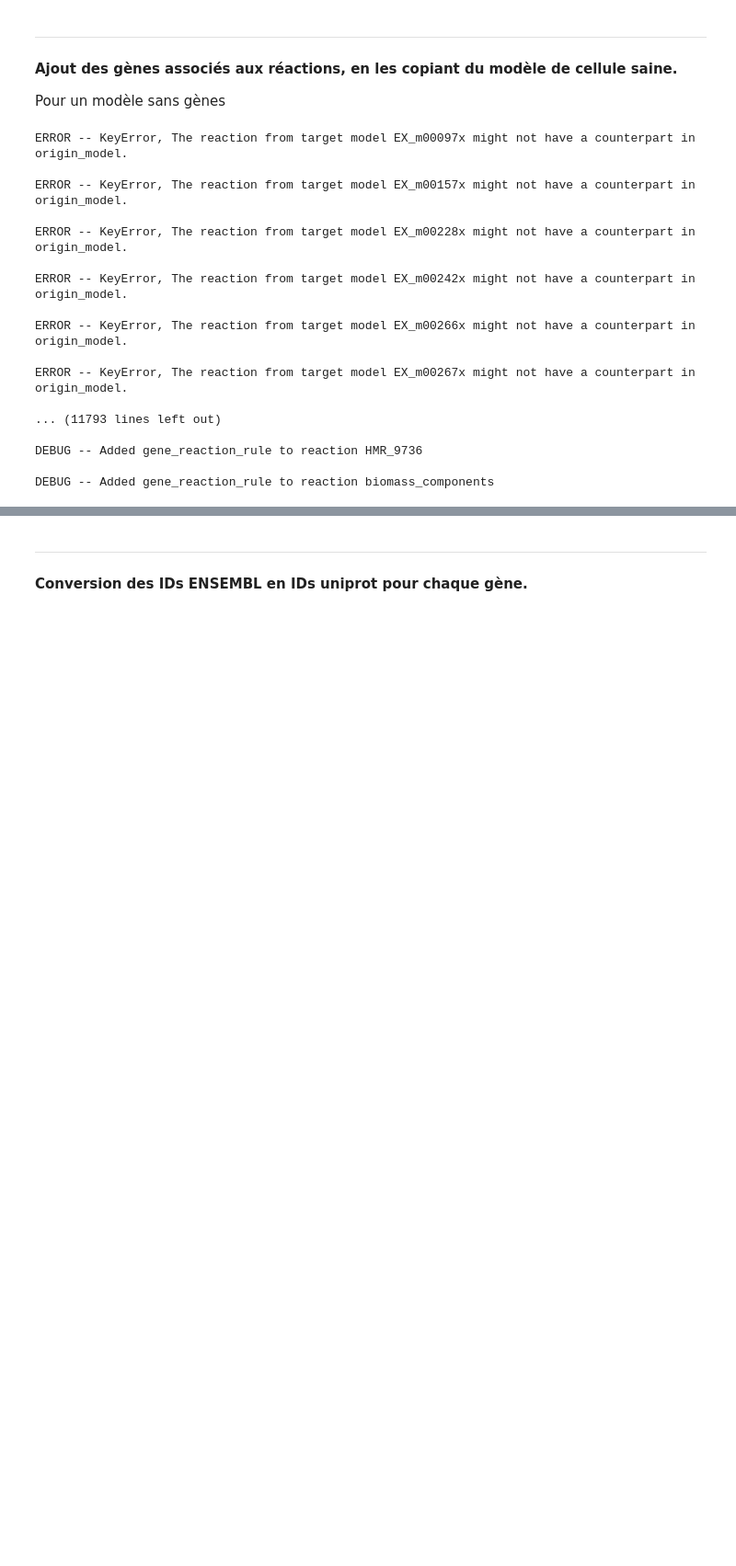
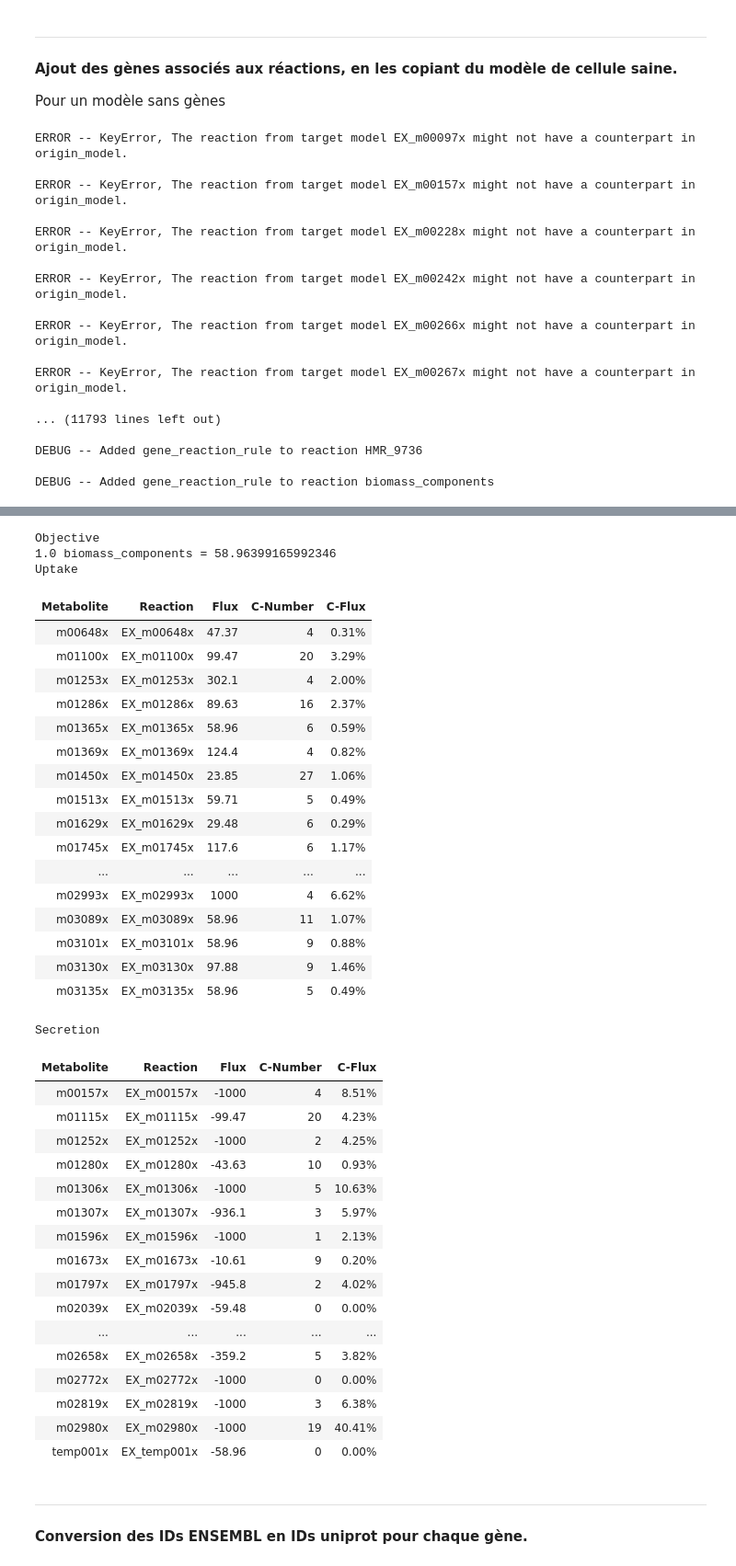
Before and after one commit to JoPkb/RBA_cutsets, a Jupyter notebook: Liver_models_evaluation.ipynb, the cells around one changed output, grey strips where cells are left out. Shown at 92% size. Drawn from its saved outputs; the diff is of its cells as text; code cells hidden in the pictures; blank space fills up the shorter version.

```diff
--- a/Liver_models_evaluation.ipynb
+++ b/Liver_models_evaluation.ipynb
@@ -113,0 +122,2 @@ DEBUG -- Added gene_reaction_rule to reaction biomass_components
+# %%
+Hep_G2.reactions.biomass_components.add_metabolites({"m01602c" : 0.0}, combine=False)
@@ -114,3 +134,45 @@ DEBUG -- Added gene_reaction_rule to reaction biomass_components
+# %%
+Hep_G2.objective="biomass_components"
+Hep_G2.summary()
+# %% [output]
+Objective
+1.0 biomass_components = 58.96399165992346
+Uptake
+| Metabolite | Reaction | Flux | C-Number | C-Flux |
+| m00648x | EX_m00648x | 47.37 | 4 | 0.31% |
+| m01100x | EX_m01100x | 99.47 | 20 | 3.29% |
+| m01253x | EX_m01253x | 302.1 | 4 | 2.00% |
+| m01286x | EX_m01286x | 89.63 | 16 | 2.37% |
+| m01365x | EX_m01365x | 58.96 | 6 | 0.59% |
+| m01369x | EX_m01369x | 124.4 | 4 | 0.82% |
+| m01450x | EX_m01450x | 23.85 | 27 | 1.06% |
+| m01513x | EX_m01513x | 59.71 | 5 | 0.49% |
+| m01629x | EX_m01629x | 29.48 | 6 | 0.29% |
+| m01745x | EX_m01745x | 117.6 | 6 | 1.17% |
+| ... | ... | ... | ... | ... |
+| m02993x | EX_m02993x | 1000 | 4 | 6.62% |
+| m03089x | EX_m03089x | 58.96 | 11 | 1.07% |
+| m03101x | EX_m03101x | 58.96 | 9 | 0.88% |
+| m03130x | EX_m03130x | 97.88 | 9 | 1.46% |
+| m03135x | EX_m03135x | 58.96 | 5 | 0.49% |
+Secretion
+| Metabolite | Reaction | Flux | C-Number | C-Flux |
+| m00157x | EX_m00157x | -1000 | 4 | 8.51% |
+| m01115x | EX_m01115x | -99.47 | 20 | 4.23% |
+| m01252x | EX_m01252x | -1000 | 2 | 4.25% |
+| m01280x | EX_m01280x | -43.63 | 10 | 0.93% |
+| m01306x | EX_m01306x | -1000 | 5 | 10.63% |
+| m01307x | EX_m01307x | -936.1 | 3 | 5.97% |
+| m01596x | EX_m01596x | -1000 | 1 | 2.13% |
+| m01673x | EX_m01673x | -10.61 | 9 | 0.20% |
+| m01797x | EX_m01797x | -945.8 | 2 | 4.02% |
+| m02039x | EX_m02039x | -59.48 | 0 | 0.00% |
+| ... | ... | ... | ... | ... |
+| m02658x | EX_m02658x | -359.2 | 5 | 3.82% |
+| m02772x | EX_m02772x | -1000 | 0 | 0.00% |
+| m02819x | EX_m02819x | -1000 | 3 | 6.38% |
+| m02980x | EX_m02980x | -1000 | 19 | 40.41% |
+| temp001x | EX_temp001x | -58.96 | 0 | 0.00% |
 # %% [markdown]
 ---
 #### Conversion des IDs ENSEMBL en IDs uniprot pour chaque gène.
```
Also changed, not shown: parts of 29 cells of this notebook, 7 other files.
